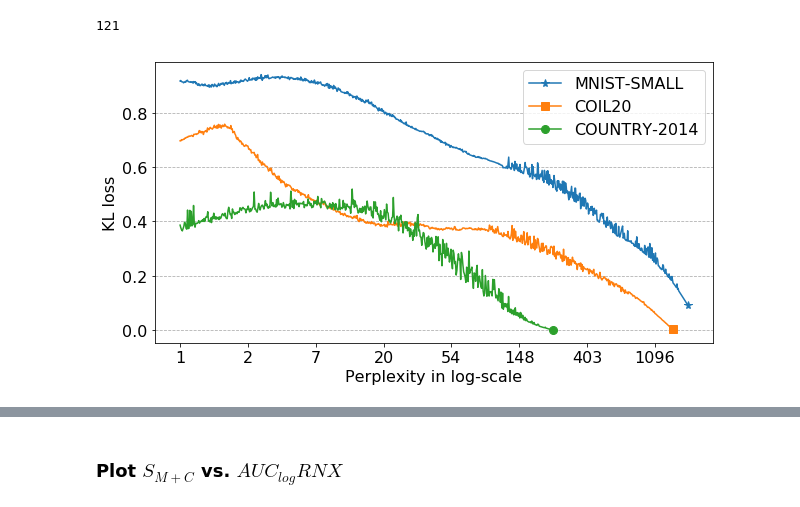
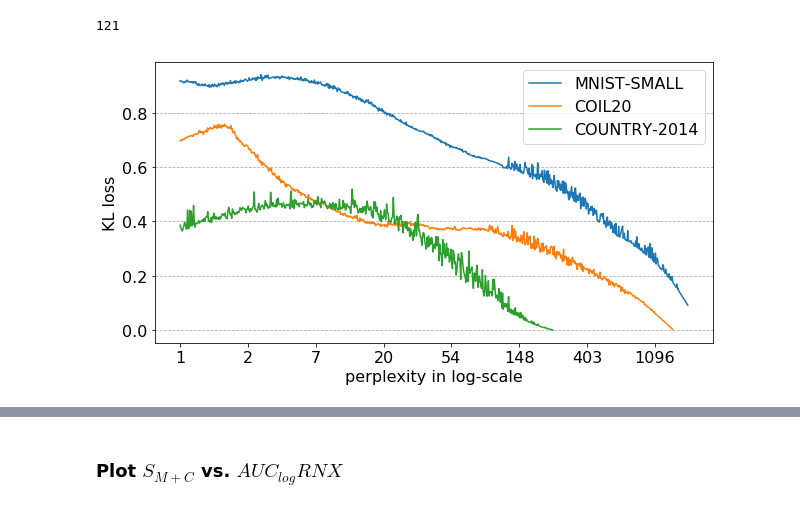
Before and after one commit to vu-minh/tsne_auto_perp_constraints, a Jupyter notebook: Constraint and Metric Score.ipynb, the cells around one changed output, grey strips where cells are left out. Saved outputs shown, nothing was run; the diff lists cells and outputs as text; code cells hidden in the pictures.

```diff
--- a/Constraint and Metric Score.ipynb
+++ b/Constraint and Metric Score.ipynb
@@ -7,6 +7,8 @@ import db_utils
 %load_ext autoreload
 %autoreload 2
 %matplotlib inline
+
+PLOT_OUT = '/home/vuvietmi/Workspace/tex_autoperp/figures'
 # %% [output]
 The autoreload extension is already loaded. To reload it, use:
   %reload_ext autoreload
@@ -61,12 +63,18 @@ def load_scores(dataset_name, standardized=False):
     # load constraint scores
     dfc = db_utils.load_data(db_name, constraint_key_name)
     dfc = dfc.loc[:, dfc.columns != 'reproduce_seed']
-    # only work with `n_constraints > 5`
-    dfc = dfc[dfc.n_constraints > 5]
-    # remove record with max_perp
     dfc = dfc[dfc.perp < dfc.perp.max()]
-    # group by perplexity
-    dfc = dfc.groupby('perp').mean()
+
+#     # only work with `n_constraints > 5`
+#     dfc = dfc[dfc.n_constraints > 5]
+#     # remove record with max_perp
+#     dfc = dfc[dfc.perp < dfc.perp.max()]
+#     # group by perplexity
+#     dfc = dfc.groupby('perp').mean()
+
+    # only work with 50 constraints
+    dfc = dfc[dfc.n_constraints == 50]
+    dfc = dfc.groupby('perp').first()
 
     perps = dfm.perp
     assert 0.0 == np.sum(perps - dfc.index)
@@ -102,37 +110,37 @@ dfm.bic.idxmax()
 # %%
 from matplotlib.ticker import FuncFormatter
 
 def log_e_format(x, pos):
     """The two args are the value and tick position.
     Label ticks with the product of the exponentiation"""
     return int(x)
 
 some_dataset_names = [
     'MNIST-SMALL',
     'COIL20',
     'COUNTRY-2014',
 #     'BREAST-CANCER95',
 #     'MPI',
 #     'DIABETES'
 ]
 
 fig, ax = plt.subplots(figsize=(9,5))
 markers = ['*', 's', 'o', '*', 's', 'o']
 for i, dataset_name in enumerate(some_dataset_names):
     perps, dfm, dfc = load_scores(dataset_name, standardized=False)
-    ax.semilogx(perps, dfm.loss, label=dataset_name, basex=np.e,
-                marker=markers[i], markevery=[-1], markersize=8)
+    ax.semilogx(perps, dfm.loss, label=dataset_name, basex=np.e,)
+                #marker=markers[i], markevery=[-1], markersize=8)
     ax.xaxis.set_major_formatter(FuncFormatter(log_e_format))
-    ax.set_xlabel('Perplexity in log-scale')
+    ax.set_xlabel('perplexity in log-scale')
     ax.set_ylabel('KL loss')
 
 ax.yaxis.grid(linestyle='--')
 plt.legend()
 plt.rcParams.update({'font.size': 16})
 plt.tight_layout()
-plt.savefig('./plots/klloss.pdf')
+plt.savefig('{}/klloss_all.pdf'.format(PLOT_OUT))
 # %% [output]
-[figure, old version]
+[figure, new version]
 # %% [markdown]
 ### Visually compare $S_{M+C}, S_{M}, S_{C}$ with the metric scores
 
```
Also changed, not shown: parts of 4 cells of this notebook, 8 other files.
